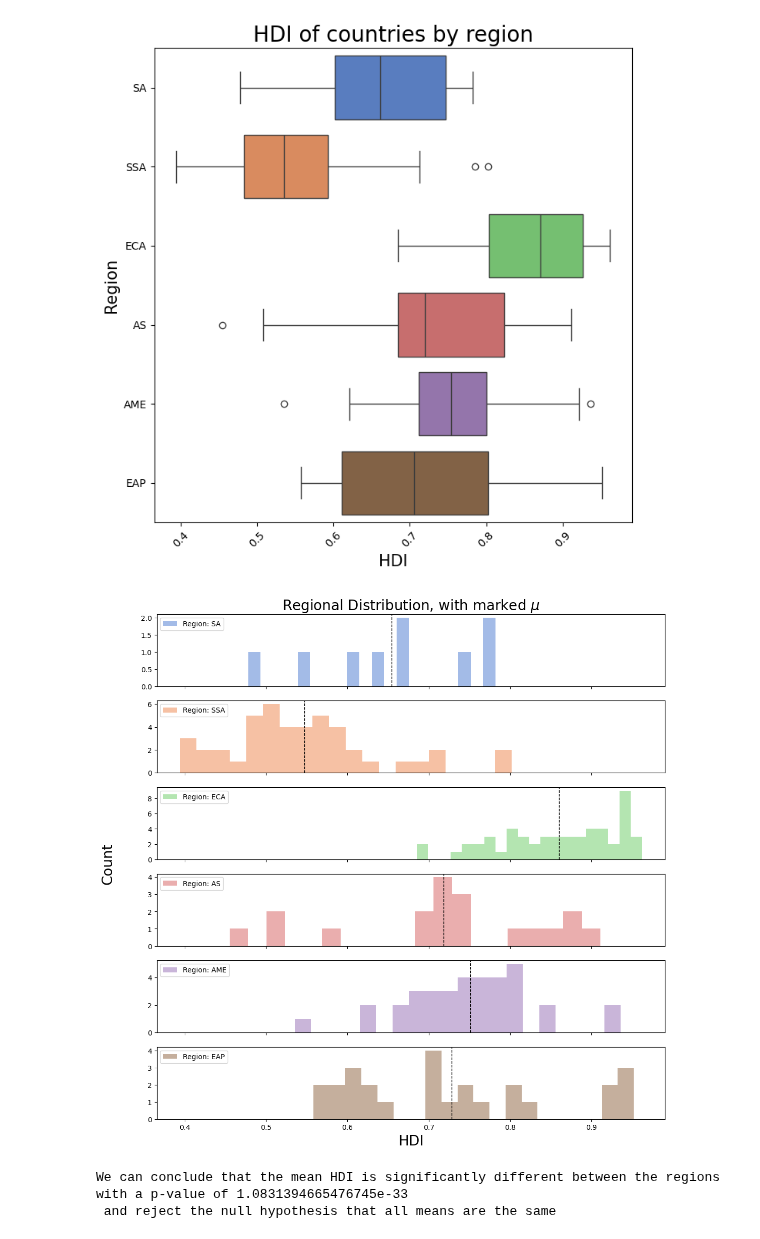
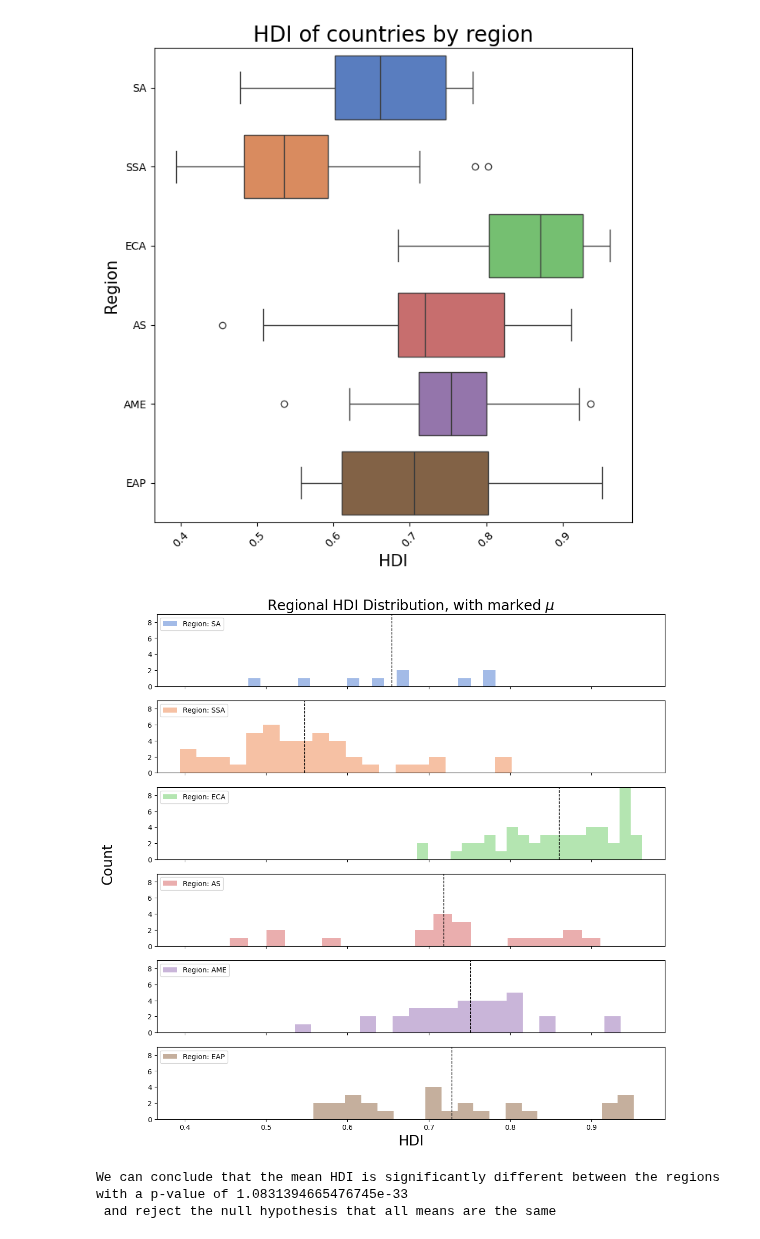
Before and after one commit to jakthehut/HDI-IQ-Analysis, a Jupyter notebook: hdi_iq_analysis_final.ipynb, the cells around one changed output. Drawn from its saved outputs; the diff is of its cells as text; code cells hidden in the pictures.

```diff
--- a/hdi_iq_analysis_final.ipynb
+++ b/hdi_iq_analysis_final.ipynb
@@ -652,29 +652,35 @@ plt.show()
 # %% [output]
 [figure]
 # %%
-import matplotlib.pyplot as plt
-# Assuming merged_df and color_dict are predefined
+# Creating a figure with 6 subplots, one for each region
 fig, axes = plt.subplots(nrows=6, ncols=1, figsize=(13, 13), sharex=True)
+
+#Finding the max count across all regions
+max_count = 0
+for region in merged_df['Region'].unique():
+    subset = merged_df[merged_df['Region'] == region]
+    counts, _ = np.histogram(subset['HDI'], bins=20)
+    max_count = max(max_count, max(counts))
 
 for i, region in enumerate(merged_df['Region'].unique().tolist()):
     subset = merged_df[merged_df['Region'] == region]
-    # Plot the histogram for the HDI of the current region with a label
+    # Plot the histogram for the HDI of the current region and assigning a label
     axes[i].hist(subset['HDI'], bins=20, alpha=0.5, color=color_dict[region], label=f'Region: {region}')
     # Add a vertical line for the mean HDI
     axes[i].axvline(subset['HDI'].mean(), color='black', linestyle='dashed', linewidth=1)
     # Display the legend for the subplot with the region as the label
     axes[i].legend(loc= 'upper left')
+    #Setting y-axis limits to be the same for all subplots
+    axes[i].set_ylim(0, max_count)
 
 # Adjusting the y-axis label to be in the middle of the plots
 fig.text(0.04, 0.5, 'Count', va='center', rotation='vertical', size=20)
-axes[0].set_title('Regional Distribution, with marked $\mu$',size=20, )
+axes[0].set_title('Regional HDI Distribution, with marked $\mu$',size=20, )
 # Adding a general x-axis label for clarity
 axes[-1].set_xlabel('HDI', size=20)
-# Adjust layout to make space for titles, labels, and legends
-# Display the figure
 plt.show()
 # %% [output]
-[figure, old version]
+[figure, new version]
 # %%
 #Performing a ANVOA test to see if the mean HDI is significantly different between the regions
 HDI_anova = stats.f_oneway(
```
Also changed, not shown: parts of 13 cells of this notebook.
